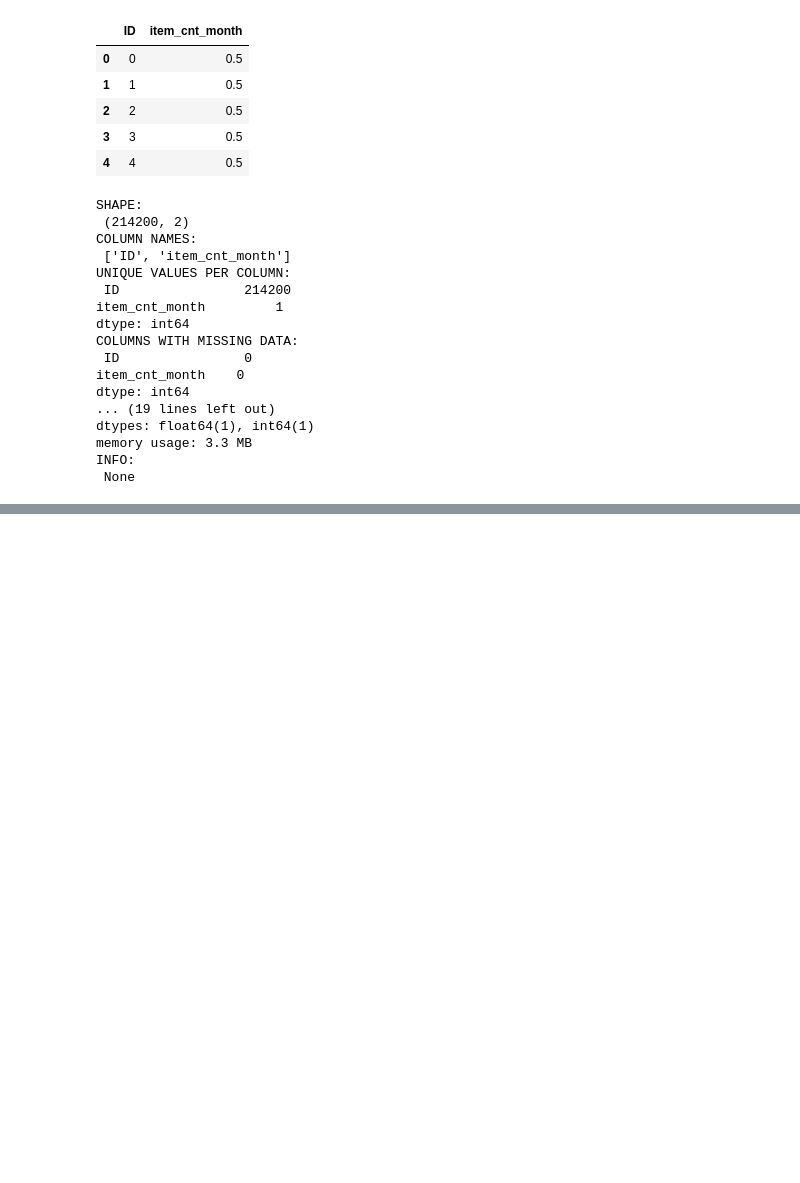
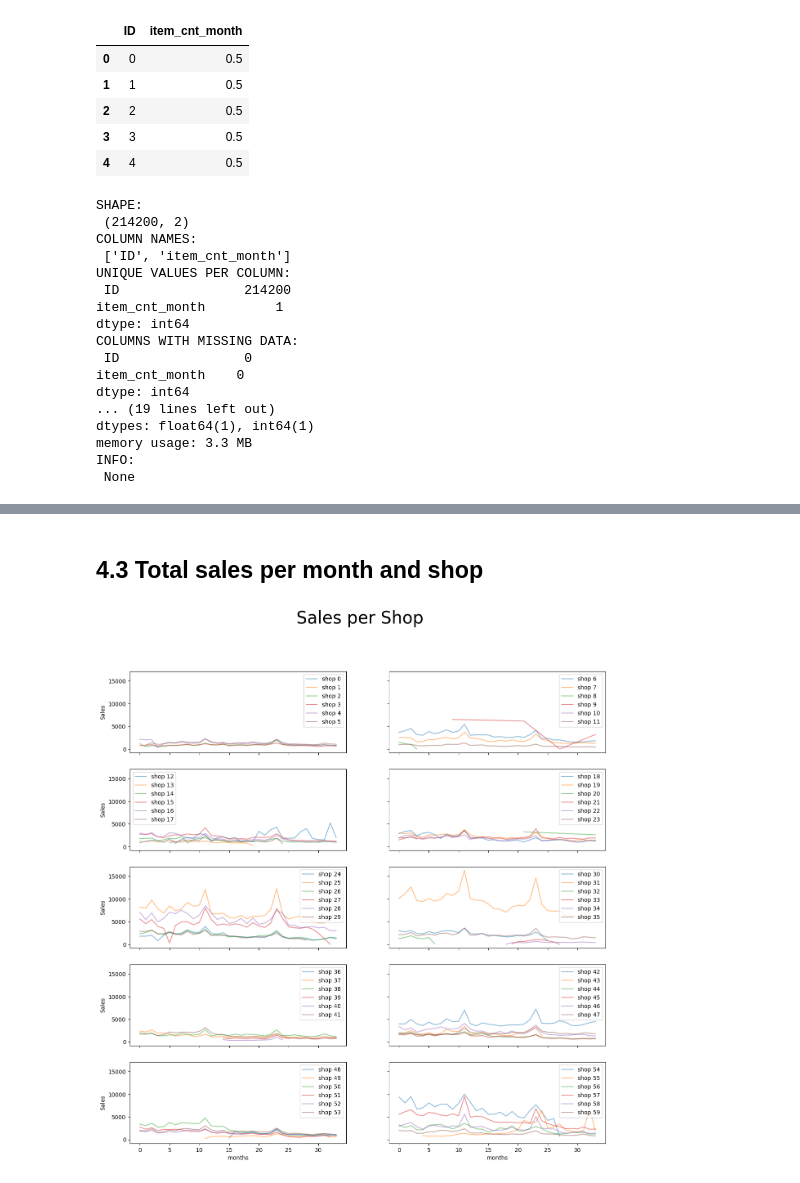
Before and after one commit to LHY-UESTC/Data-Mining, a Jupyter notebook: Predict Future Sales/Predict-Future-Sales2.ipynb, the cells around one changed output, grey strips where cells are left out. Cells and saved outputs as stored; diff of their text form; code cells hidden in the pictures; blank space fills up the shorter version.

```diff
--- a/Predict Future Sales/Predict-Future-Sales2.ipynb
+++ b/Predict Future Sales/Predict-Future-Sales2.ipynb
@@ -466,0 +548,32 @@ df_sub.drop('item_cnt_month',axis=1,inplace=True)
+# %% [markdown]
+## 4.3 Total sales per month and shop
+# %%
+# 创建一个包含 5 行 2 列的子图网格，共计 10 个子图，并共享 x 轴和 y 轴。
+# 指定图形的大小为 15x15 英寸。fig 是整个图形对象，ax 是一个包含所有子图的数组。
+fig,ax = plt.subplots(nrows=5, ncols=2,sharex=True, sharey=True,figsize=(15,15))
+# 设置图形的总标题为 "Sales per Shop"，字体大小为 30。
+fig.suptitle('Sales per Shop', fontsize=30)
+# 对合并后的数据框 full_df 进行分组操作，按照 'shop_id' 和 'date_block_num' 列进行分组，并对 'item_cnt_day' 列进行求和。
+# 最后，通过 reset_index() 方法将分组后的结果重新设置为数据框。
+ts_shop = full_df.groupby(['shop_id','date_block_num'])['item_cnt_day'].sum().reset_index()
+# 初始化 shop_count 变量为 0，用于迭代每个商店的销售量数据。
+shop_count=0
+# 嵌套的循环用于遍历子图网格的行和列。
+for i in range(5):
+    for j in range(2):
+        # 循环用于遍历每个商店的销售量数据。
+        for z in range(6):
+            # 在当前子图 ax[i, j] 上绘制商店 shop_count 的销售量数据。使用透明度为 0.5 的线条绘制，并指定标签为 'shop ' + str(shop_count)。
+            ax[i,j].plot(ts_shop[ts_shop['shop_id']==shop_count]['date_block_num'],ts_shop[ts_shop['shop_id']==shop_count]['item_cnt_day'],alpha=.5,label='shop '+str(shop_count))
+            # 将 shop_count 值加 1，以便绘制下一个商店的销售量数据。
+            shop_count += 1
+            # 在当前子图上显示图例，位于最佳位置。
+            ax[i,j].legend(loc='best')
+# 通过循环遍历所有的子图。
+for ax in ax.flat:
+    # 设置每个子图的 x 轴标签为 "months"，y 轴标签为 "Sales"。
+    ax.set(xlabel='months', ylabel='Sales')
+    # 隐藏子图网格中多余的轴标签，只显示最外围的轴标签。
+    ax.label_outer()
+# %% [output]
+[figure, added]
```
Also changed, not shown: parts of 12 cells of this notebook.
